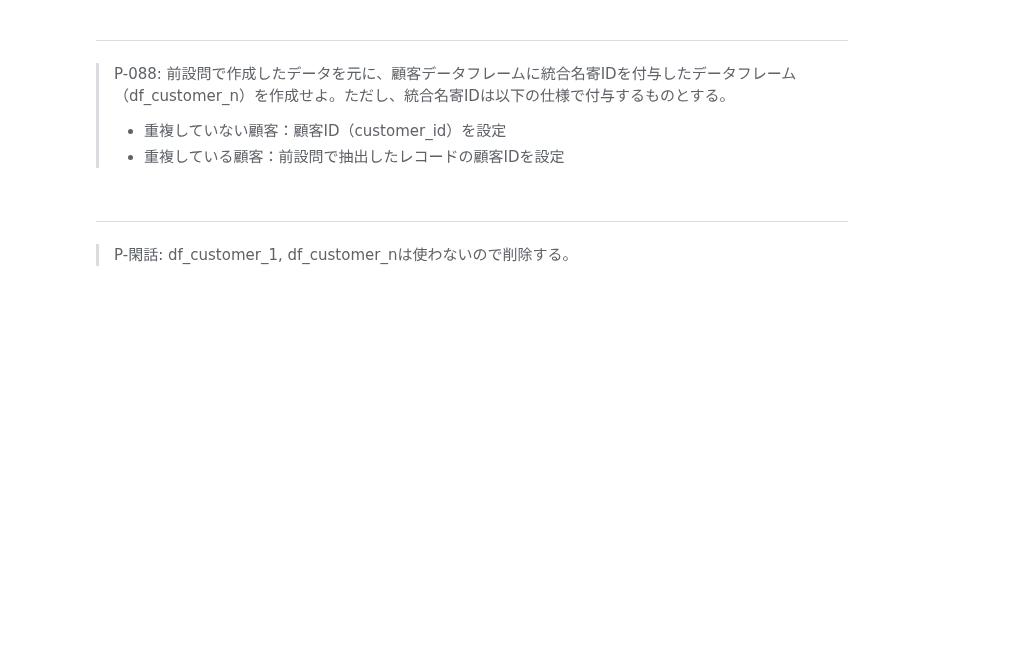
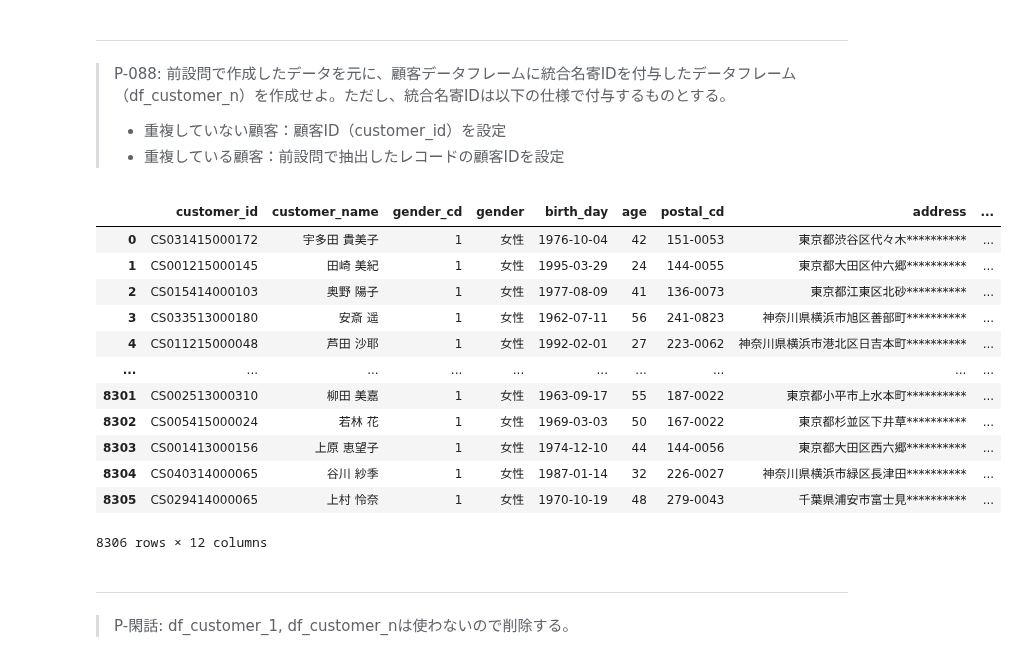
Before and after one commit to yohata1013/koan, a Jupyter notebook: 100knock/submit/yukario/100_knock_Python(yukario).ipynb, the cells around one changed output. Cells and saved outputs as stored; diff of their text form; code cells hidden in the pictures; blank space fills up the shorter version.

```diff
--- a/100knock/submit/yukario/100_knock_Python(yukario).ipynb
+++ b/100knock/submit/yukario/100_knock_Python(yukario).ipynb
@@ -1908,3 +2200,9 @@ $$
 # %% [markdown]
 ---
 > P-087:  顧客データフレーム（df_customer）では、異なる店舗での申込みなどにより同一顧客が複数登録されている。名前（customer_name）と郵便番号（postal_cd）が同じ顧客は同一顧客とみなし、1顧客1レコードとなるように名寄せした名寄顧客データフレーム（df_customer_u）を作成せよ。ただし、同一顧客に対しては売上金額合計が最も高いものを残すものとし、売上金額合計が同一もしくは売上実績の無い顧客については顧客ID（customer_id）の番号が小さいものを残すこととする。
+# %%
+df87_1=pd.merge(df_stomer,df_receipt)
+
+df_customer_u=df87_1.groupby(['customer_id','postal_cd'])["amount"].max().reset_index()
+
+df_customer_u
@@ -1914,6 +2226,26 @@ $$
 >
 > - 重複していない顧客：顧客ID（customer_id）を設定
 > - 重複している顧客：前設問で抽出したレコードの顧客IDを設定
+# %%
+df_customer_n=pd.merge(df_customer,df_customer_u,how='inner',on=['customer_id','postal_cd'])
+
+#この先が何を言っているのかわかりませんでした・・・。
+
+df_customer_n
+# %% [output]
+|  | customer_id | customer_name | gender_cd | gender | birth_day | age | postal_cd | address | ... |
+| 0 | CS031415000172 | 宇多田 貴美子 | 1 | 女性 | 1976-10-04 | 42 | 151-0053 | 東京都渋谷区代々木********** | ... |
+| 1 | CS001215000145 | 田崎 美紀 | 1 | 女性 | 1995-03-29 | 24 | 144-0055 | 東京都大田区仲六郷********** | ... |
+| 2 | CS015414000103 | 奥野 陽子 | 1 | 女性 | 1977-08-09 | 41 | 136-0073 | 東京都江東区北砂********** | ... |
+| 3 | CS033513000180 | 安斎 遥 | 1 | 女性 | 1962-07-11 | 56 | 241-0823 | 神奈川県横浜市旭区善部町********** | ... |
+| 4 | CS011215000048 | 芦田 沙耶 | 1 | 女性 | 1992-02-01 | 27 | 223-0062 | 神奈川県横浜市港北区日吉本町********** | ... |
+| ... | ... | ... | ... | ... | ... | ... | ... | ... | ... |
+| 8301 | CS002513000310 | 柳田 美嘉 | 1 | 女性 | 1963-09-17 | 55 | 187-0022 | 東京都小平市上水本町********** | ... |
+| 8302 | CS005415000024 | 若林 花 | 1 | 女性 | 1969-03-03 | 50 | 167-0022 | 東京都杉並区下井草********** | ... |
+| 8303 | CS001413000156 | 上原 恵望子 | 1 | 女性 | 1974-12-10 | 44 | 144-0056 | 東京都大田区西六郷********** | ... |
+| 8304 | CS040314000065 | 谷川 紗季 | 1 | 女性 | 1987-01-14 | 32 | 226-0027 | 神奈川県横浜市緑区長津田********** | ... |
+| 8305 | CS029414000065 | 上村 怜奈 | 1 | 女性 | 1970-10-19 | 48 | 279-0043 | 千葉県浦安市富士見********** | ... |
+8306 rows × 12 columns
 # %% [markdown]
 ---
 > P-閑話: df_customer_1, df_customer_nは使わないので削除する。
```
Also changed, not shown: parts of 19 cells of this notebook.
